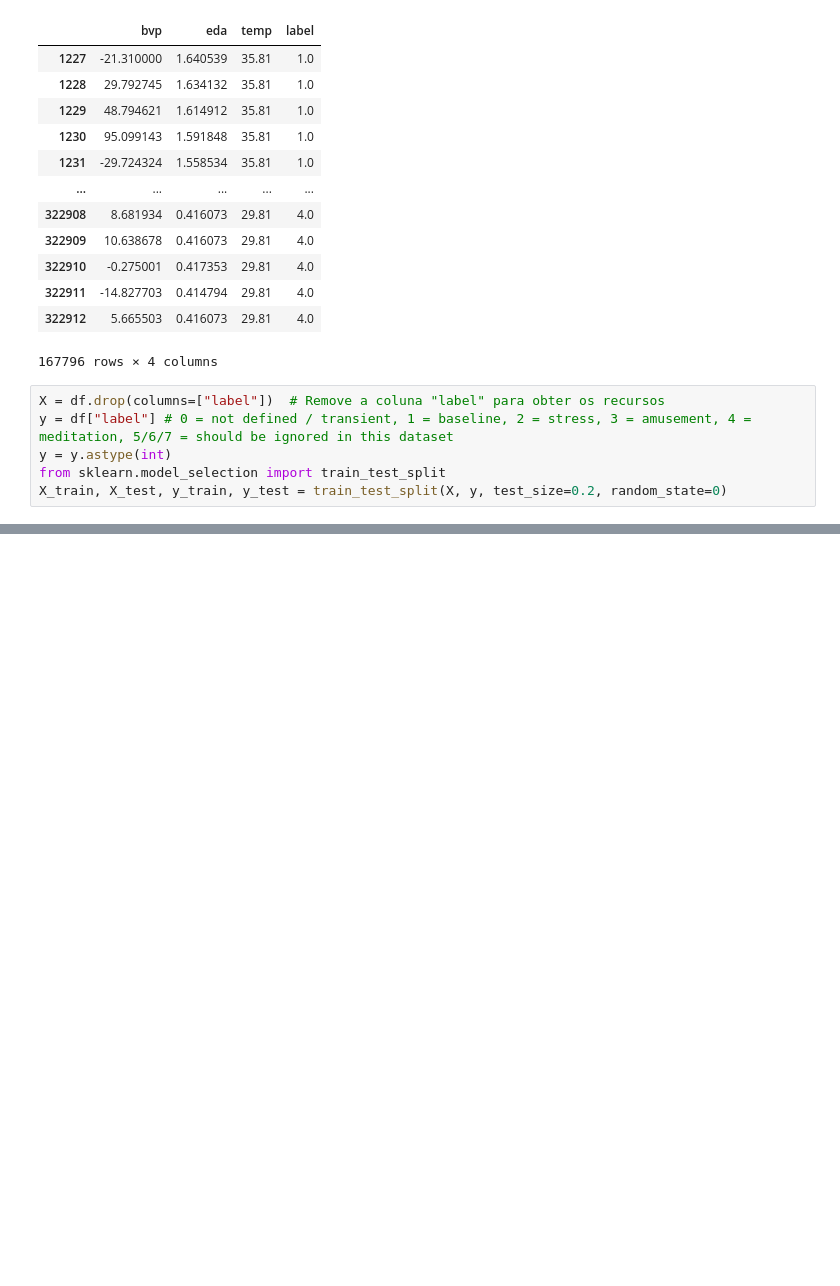
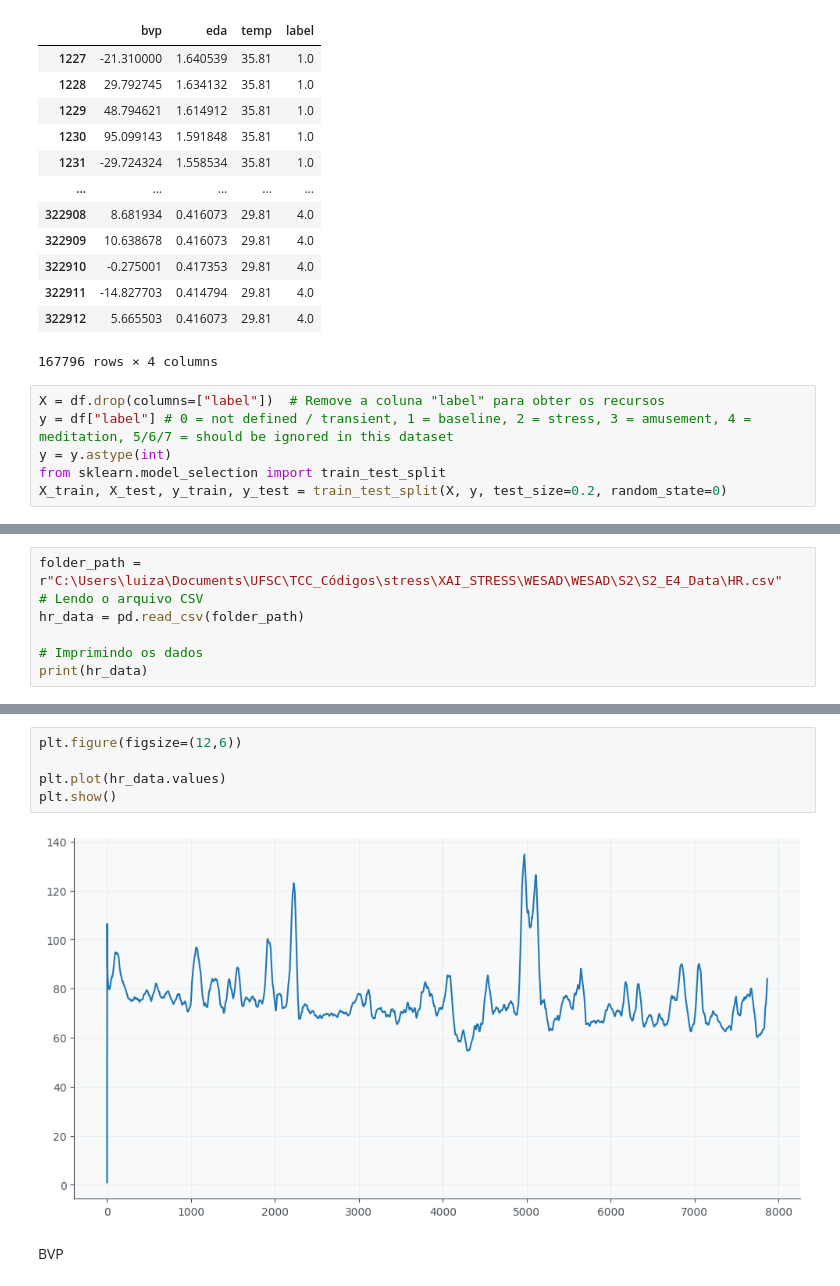
Before and after one commit to luizacastilho/XAI_STRESS, a Jupyter notebook: WESAD/analysiswesad.ipynb, the cells around one changed output, grey strips where cells are left out. Cells and saved outputs as stored; diff of their text form; blank space fills up the shorter version.

```diff
--- a/WESAD/analysiswesad.ipynb
+++ b/WESAD/analysiswesad.ipynb
@@ -158,0 +249,7 @@ plt.show()
+# %%
+folder_path = r"C:\Users\luiza\Documents\UFSC\TCC_Códigos\stress\XAI_STRESS\WESAD\WESAD\S2\S2_E4_Data\HR.csv"
+# Lendo o arquivo CSV
+hr_data = pd.read_csv(folder_path)
+
+# Imprimindo os dados
+print(hr_data)
@@ -158,0 +271,9 @@ plt.show()
+# %%
+plt.figure(figsize=(12,6))
+
+plt.plot(hr_data.values)
+plt.show()
+# %% [output]
+[figure, added]
+# %% [markdown]
+BVP
```
Also changed, not shown: parts of 17 cells of this notebook.
